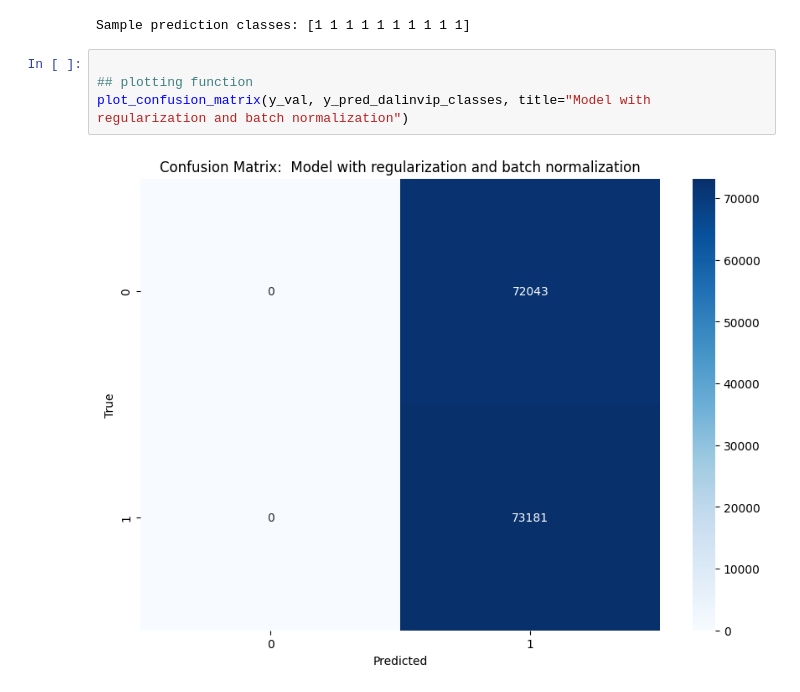
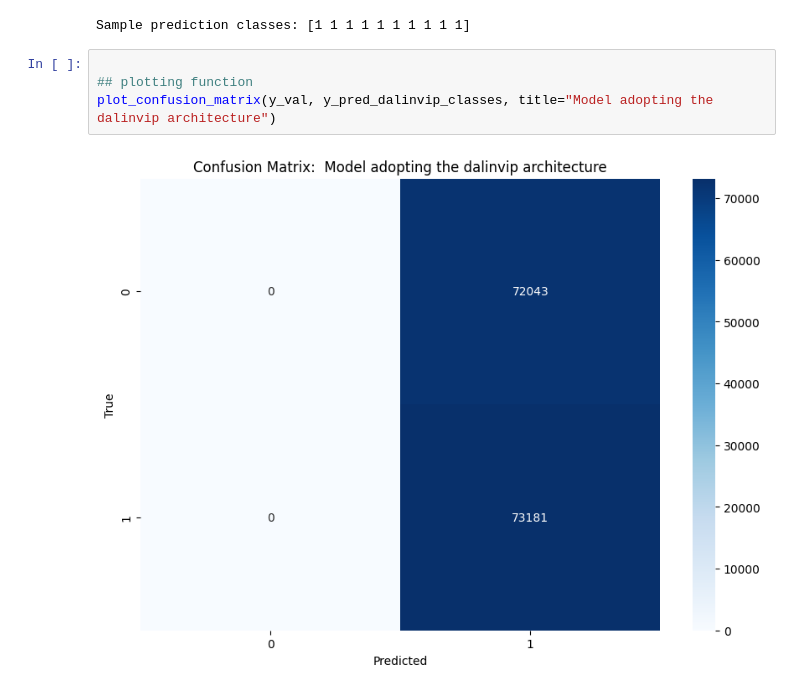
Before and after one commit to EPITA-LLMforHateSpeech/modeling, a Jupyter notebook: notebooks/mendeley/final_cnn.ipynb, the cells around one changed output. Drawn from its saved outputs; the diff is of its cells as text.

```diff
--- a/notebooks/mendeley/final_cnn.ipynb
+++ b/notebooks/mendeley/final_cnn.ipynb
@@ -630,6 +630,6 @@ Sample prediction classes: [1 1 1 1 1 1 1 1 1 1]
 # %%
 
 ## plotting function
-plot_confusion_matrix(y_val, y_pred_dalinvip_classes, title="Model with regularization and batch normalization")
+plot_confusion_matrix(y_val, y_pred_dalinvip_classes, title="Model adopting the dalinvip architecture")
 # %% [output]
-[figure, old version]
+[figure, new version]
```
Also changed, not shown: 2 other files.
